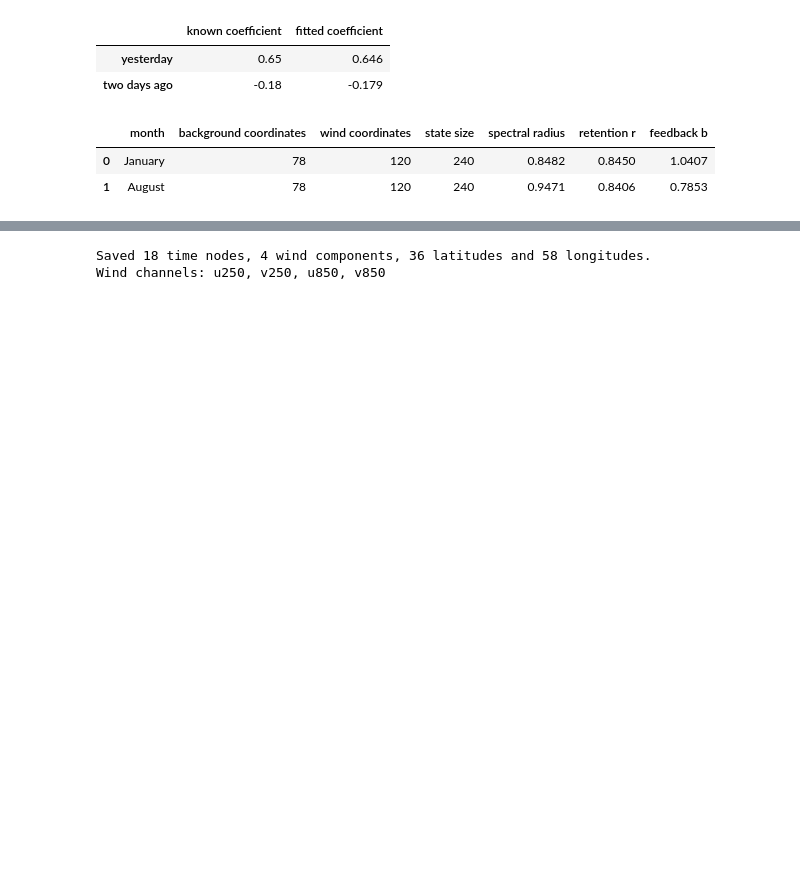
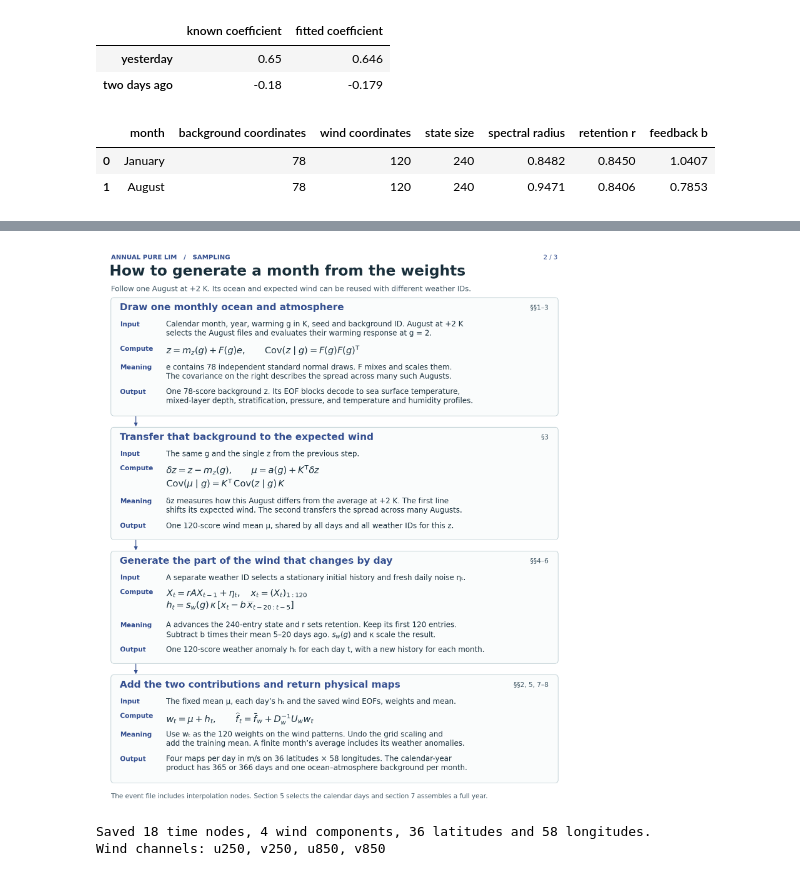
Before and after one commit to ZhanxiangHua/north-atlantic-pure-lim, a Jupyter notebook: notebooks/Annual_Pure_LIM_Tutorial.ipynb, the cells around one changed output, grey strips where cells are left out. Cells and saved outputs as stored; diff of their text form; code cells hidden in the pictures; blank space fills up the shorter version.

```diff
--- a/notebooks/Annual_Pure_LIM_Tutorial.ipynb
+++ b/notebooks/Annual_Pure_LIM_Tutorial.ipynb
@@ -204,3 +202,8 @@ Set $g=2$ K and fix the year, seed and background ID. Changing only the weather
+# %%
+display(Image(filename=str(root / "reports/annual_lim_sampling_flow.png"), width=900,
+              alt="Sampling a month from fitted weights: draw a background, transfer it to wind, evolve daily weather, then decode four physical maps."))
+# %% [output]
+[figure, added]
 # %%
 g, seed, year, month, length = 2., 9152026, 2050, 8, 15
 def draw(weather_id, days=length):
```
Also changed, not shown: parts of 8 cells of this notebook, 25 other files.
